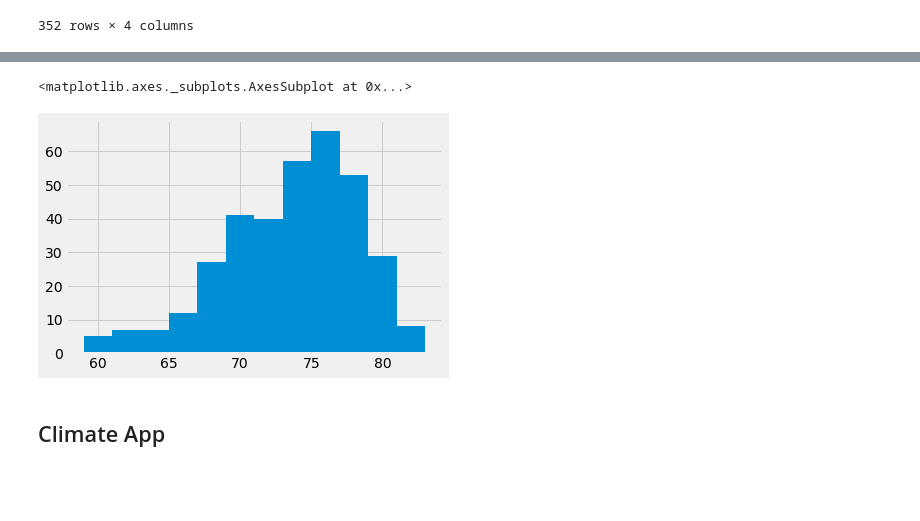
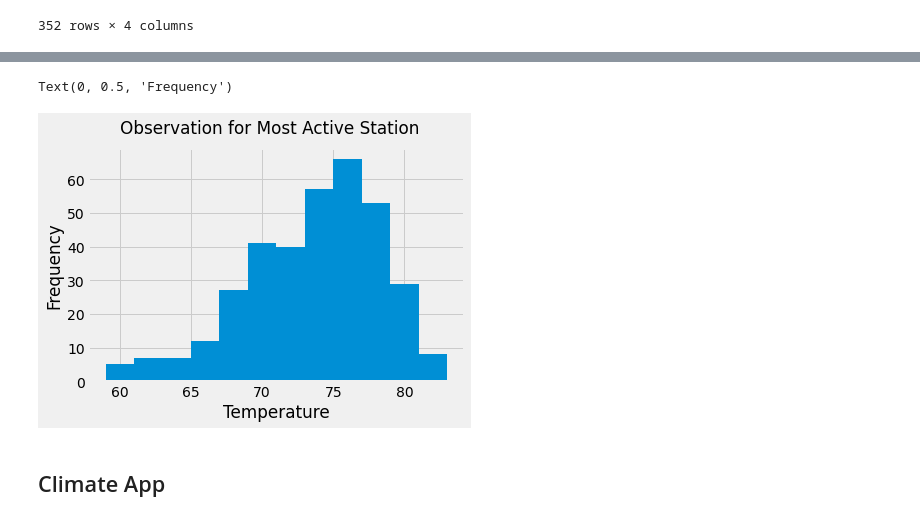
Before and after one commit to rmaher314/HW8_SQLAlchemy_Challenge, a Jupyter notebook: climate_starter.ipynb, the cells around one changed output, grey strips where cells are left out. Drawn from its saved outputs; the diff is of its cells as text; code cells hidden in the pictures; blank space fills up the shorter version.

```diff
--- a/climate_starter.ipynb
+++ b/climate_starter.ipynb
@@ -190,15 +231,14 @@ NameError: name 'pd' is not defined
 # %%
 # Choose the station with the highest number of temperature observations.
-#busy_station = Measurement.station == 'USC00519281
-#date_busy = dt.datetime(2016, 8, 22)
-    #busy_station = session.query(Measurement.date, Measurement.prcp)
-    #filter(Measurement.date > date).\
-#print(date_busy)
 # Query the last 12 months of temperature observation data for this station and plot the results as a histogram
+
 most_active_station_df['Temp'].hist(bins =12)
+plt.suptitle('Observation for Most Active Station')
+plt.xlabel("Temperature")
+plt.ylabel("Frequency")
 # %% [output]
-<matplotlib.axes._subplots.AxesSubplot at 0x...>
+Text(0, 0.5, 'Frequency')
-[figure, old version]
+[figure, new version]
 # %% [markdown]
 ## Climate App
 # %% [markdown]
```
Also changed, not shown: parts of 4 cells of this notebook, 1 other file.
